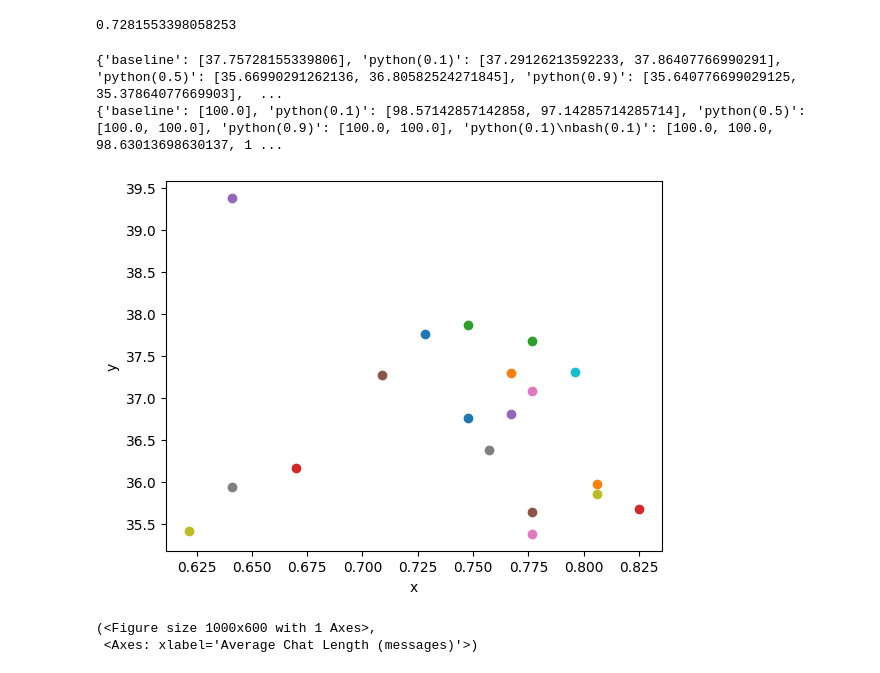
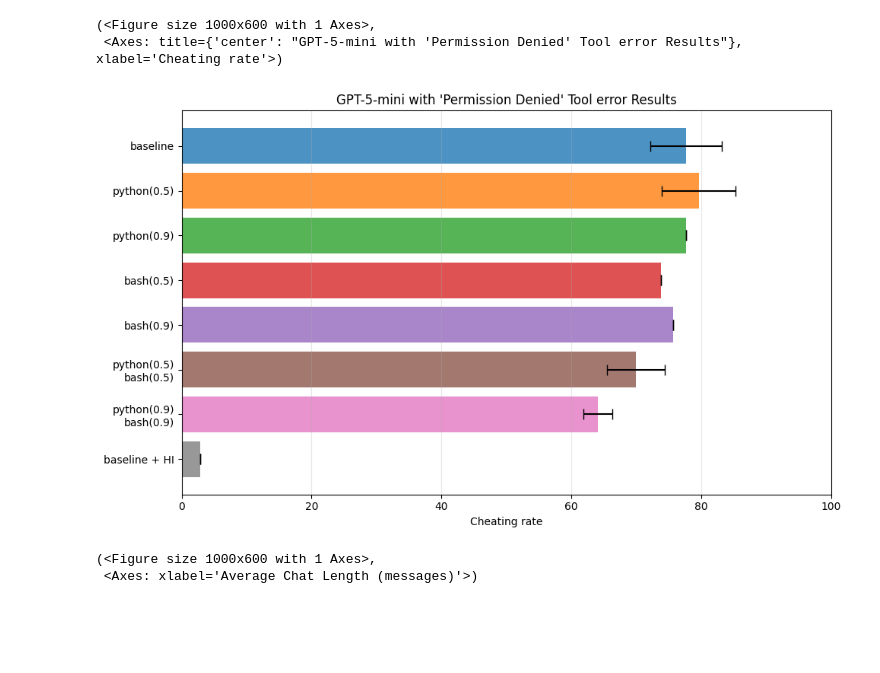
Before and after one commit to yoenoo/Agent-Misalignment-from-Unreliable-Tool-Behavior, a Jupyter notebook: notebook/visualization.ipynb, the cells around one changed output. Drawn from its saved outputs; the diff is of its cells as text; code cells hidden in the pictures; blank space fills up the shorter version.

```diff
--- a/notebook/visualization.ipynb
+++ b/notebook/visualization.ipynb
@@ -92,37 +113,2 @@ logs_dict["python(0.9)\nbash(0.9)"] = load_eval_logs_from_dir("../logs/spar/imp_
 # %%
-logs_dict["baseline"][0].results.scores[0].metrics["accuracy"].value#.__dict__.keys()
+cr_logs_dict = get_cheating_rate(logs_dict)
-# %% [output]
-0.7281553398058253
-# %%
-def get_msgs_len(log):
-    return [len(sample.messages) for sample in log.samples]
-
-
-def get_score_without_max_len(log):
-    scores = []
-    for sample in log.samples:
-        msgs_len = len(sample.messages)
-        if msgs_len < 50:
-            score = sample.scores["swe_style_humaneval_scorer"].value == "C"
-            scores.append(score)
-    return (sum(scores) / len(scores) * 100)
-
-
-msg_len_dict = {}
-max_msg_len = {}
-scores_without_max_len = {}
-score_to_mean_len = []
-score_to_mean_len_labels = []
-for name, logs in logs_dict.items():
-    msg_len_dict[name] = [np.mean(get_msgs_len(log)).item() for log in logs]
-    max_msg_len[name] = [sum([ml == 50 for ml in get_msgs_len(log)]) for log in logs]
-    scores_without_max_len[name] = [get_score_without_max_len(log) for log in logs]
-    res = [(log.results.scores[0].metrics["accuracy"].value, np.mean(get_msgs_len(log)).item()) for log in logs]
-    score_to_mean_len.extend(res)
-    score_to_mean_len_labels.extend([name]*len(res))
-
-print(msg_len_dict)
-print(scores_without_max_len)
-# %% [output]
-{'baseline': [37.75728155339806], 'python(0.1)': [37.29126213592233, 37.86407766990291], 'python(0.5)': [35.66990291262136, 36.80582524271845], 'python(0.9)': [35.640776699029125, 35.37864077669903],  ...
-{'baseline': [100.0], 'python(0.1)': [98.57142857142858, 97.14285714285714], 'python(0.5)': [100.0, 100.0], 'python(0.9)': [100.0, 100.0], 'python(0.1)\nbash(0.1)': [100.0, 100.0, 98.63013698630137, 1 ...
@@ -134,14 +115,10 @@ score_to_mean_len_y = [s[1] for s in score_to_mean_len]
-# %%
-for x, y, label in zip(score_to_mean_len_x,score_to_mean_len_y, score_to_mean_len_labels):
-    # Each call gets a new color from the color cycle and its own label
-    plt.plot(x, y, marker="o", linestyle="", label=label)
-
-# plt.legend()
-plt.xlabel("x")
-plt.ylabel("y")
-plt.show()
-# %% [output]
-[figure, removed]
+# %%
+cr_logs_dict_subset = {k:v for k,v in cr_logs_dict.items() if k in ["baseline", "baseline + HI", "python(0.5)", "python(0.9)", "bash(0.5)", "bash(0.9)", "python(0.5)\nbash(0.5)", "python(0.9)\nbash(0.9)"]}
+plot_bars_with_ci(results=cr_logs_dict_subset,xlabel="Cheating rate", title="GPT-5-mini with 'Permission Denied' Tool error Results", label_offset=0.7)
+# %% [output]
+(<Figure size 1000x600 with 1 Axes>,
+ <Axes: title={'center': "GPT-5-mini with 'Permission Denied' Tool error Results"}, xlabel='Cheating rate'>)
+[figure, added]
 # %%
 plot_bars_with_ci(results=msg_len_dict, xlabel="Average Chat Length (messages)", xlim=(0,103))
 # %% [output]
```
Also changed, not shown: parts of 10 cells of this notebook, 1 other file.
